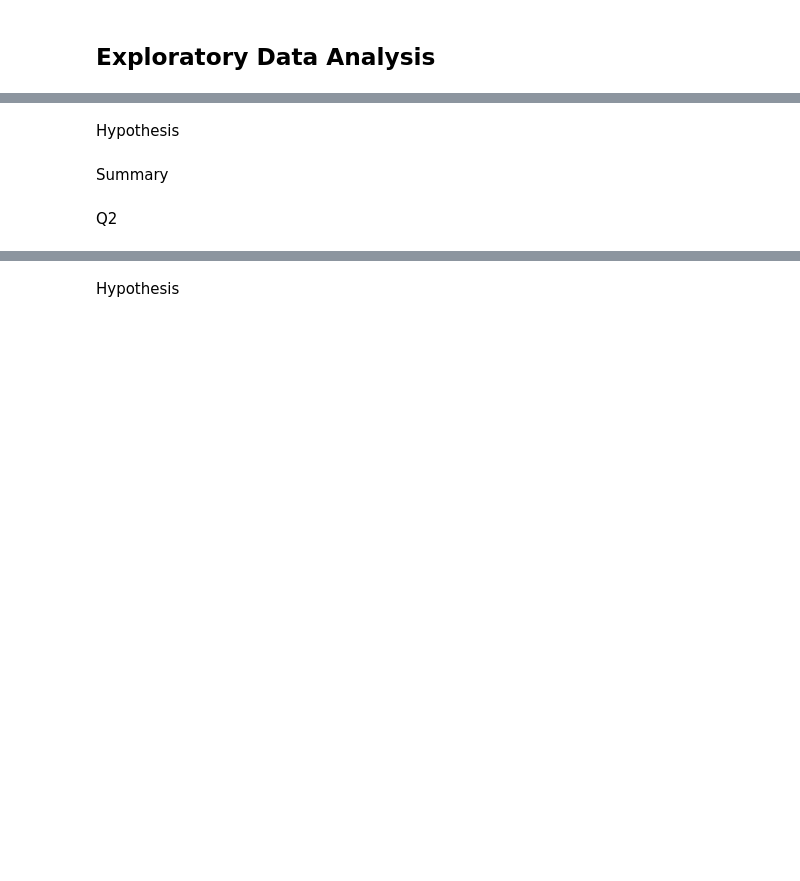
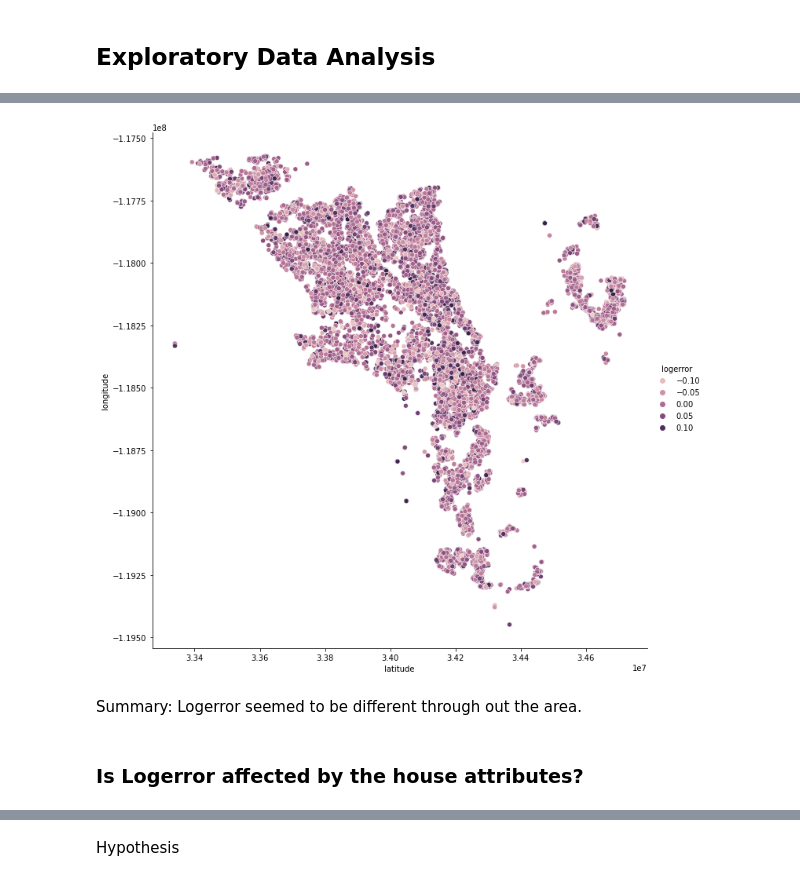
Before and after one commit to mwboiss/clustering-project, a Jupyter notebook: report.ipynb, the cells around one changed output, grey strips where cells are left out. Drawn from its saved outputs; the diff is of its cells as text; code cells hidden in the pictures; blank space fills up the shorter version.

```diff
--- a/report.ipynb
+++ b/report.ipynb
@@ -45,4 +145,6 @@ Q1
 # %%
-# Viz 1
+# Plot the latitude and longitude with logerror as the Hue
+sns.relplot(x='latitude',y='longitude',data=train, hue='logerror',height=10)
+plt.show()
+# %% [output]
+[figure, added]
-# %% [markdown]
-Hypothesis
@@ -51,5 +151,5 @@ Hypothesis
 # %% [markdown]
-Summary
+Summary: Logerror seemed to be different through out the area.
 # %% [markdown]
-Q2
+### Is Logerror affected by the house attributes?
 # %%
```
Also changed, not shown: parts of 77 cells of this notebook.
